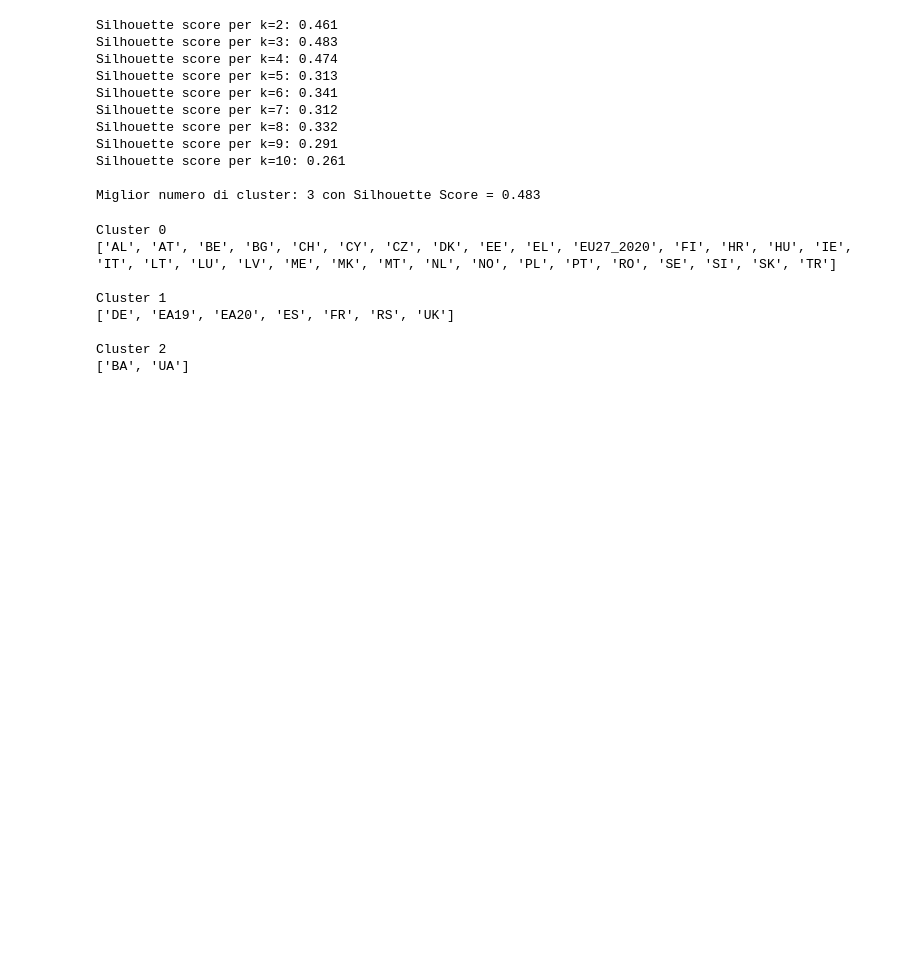
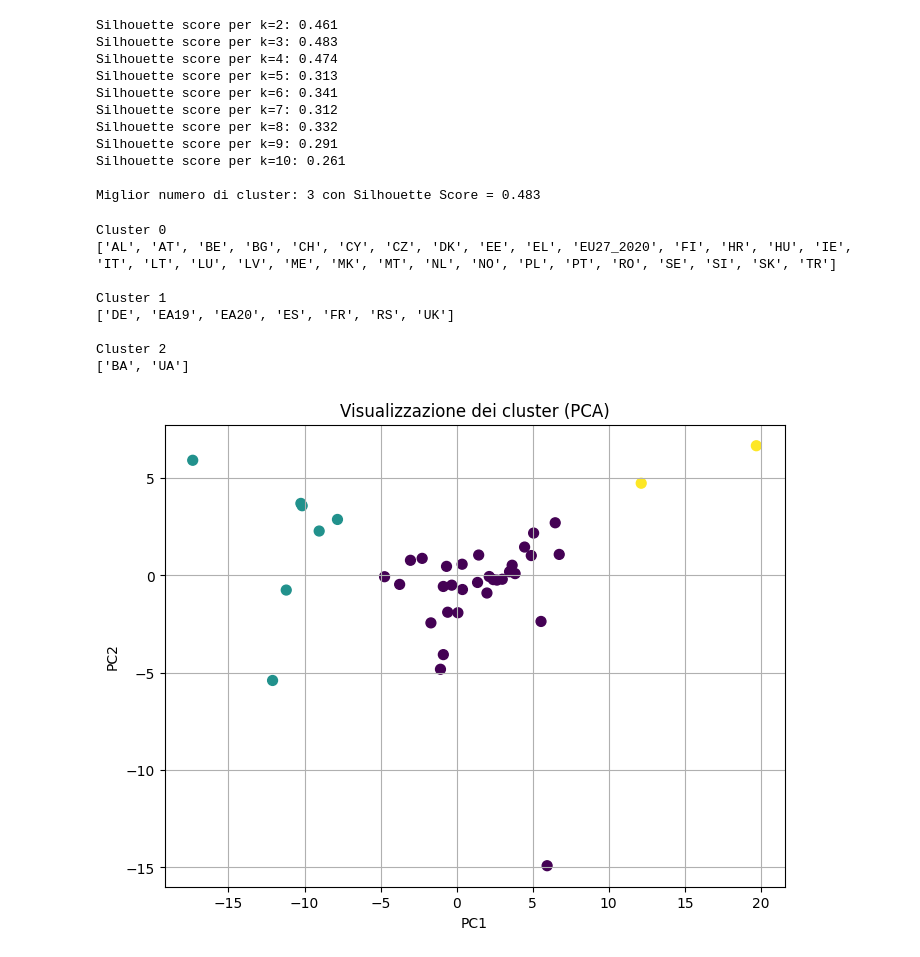
Before and after one commit to saccolucax2/DA_Project, a Jupyter notebook: code.ipynb, the cells around one changed output. Saved outputs shown, nothing was run; the diff lists cells and outputs as text; code cells hidden in the pictures; blank space fills up the shorter version.

```diff
--- a/code.ipynb
+++ b/code.ipynb
@@ -6,7 +6,7 @@ from sklearn.preprocessing import StandardScaler
 # Carica il dataset
 dataset = pd.read_csv(r"dataset.csv")
 
-dataset1 = dataset[dataset['indic_bt'] == 'CONST']
+dataset1 = dataset[dataset['indic_bt'] == 'COST']
 
 # Elimina le colonne specificate
 dataset1 = dataset1.drop(columns=['DATAFLOW', 'LAST UPDATE','s_adj', 'freq', 'cpa2_1', 'CONF_STATUS'])
@@ -104,3 +137,21 @@ Cluster 1
 
 Cluster 2
 ['BA', 'UA']
+# %%
+from sklearn.decomposition import PCA
+import matplotlib.pyplot as plt
+
+# Riduci a 2 dimensioni per lo scatter plot
+pca = PCA(n_components=2)
+data_2d = pca.fit_transform(data_scaled)
+
+# Scatter plot colorato per cluster
+plt.figure(figsize=(8, 6))
+plt.scatter(data_2d[:, 0], data_2d[:, 1], c=labels, cmap='viridis', s=50)
+plt.title("Visualizzazione dei cluster (PCA)")
+plt.xlabel("PC1")
+plt.ylabel("PC2")
+plt.grid(True)
+plt.show()
+# %% [output]
+[figure, added]
```
Also changed, not shown: parts of 2 cells of this notebook.
